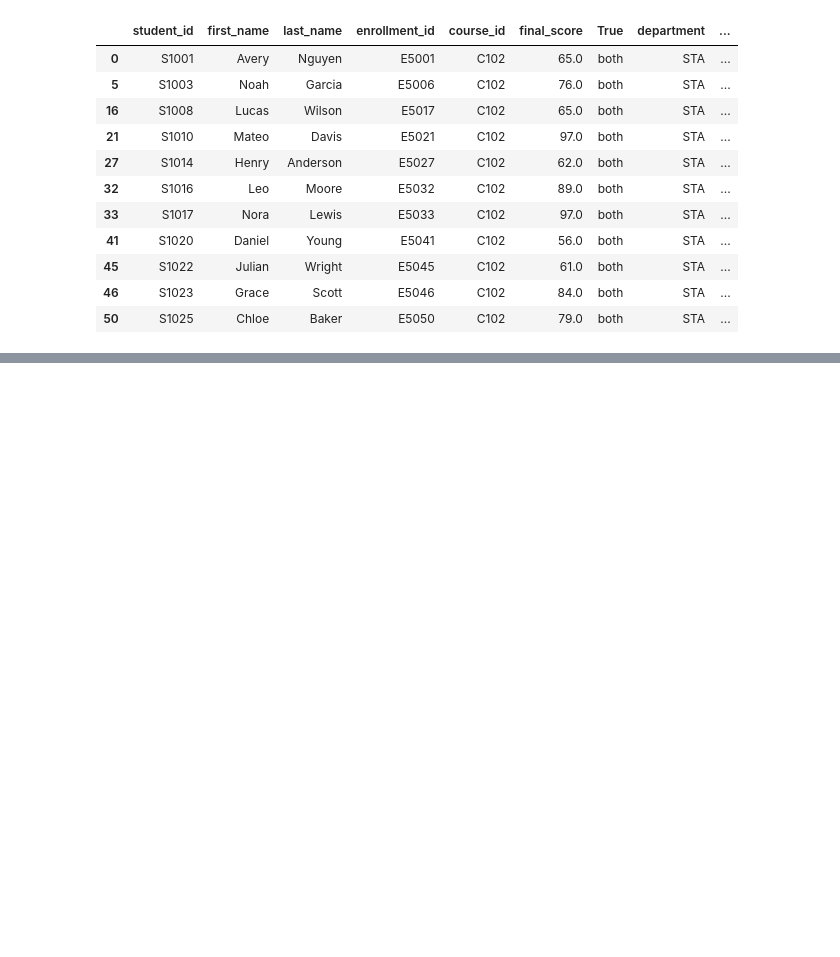
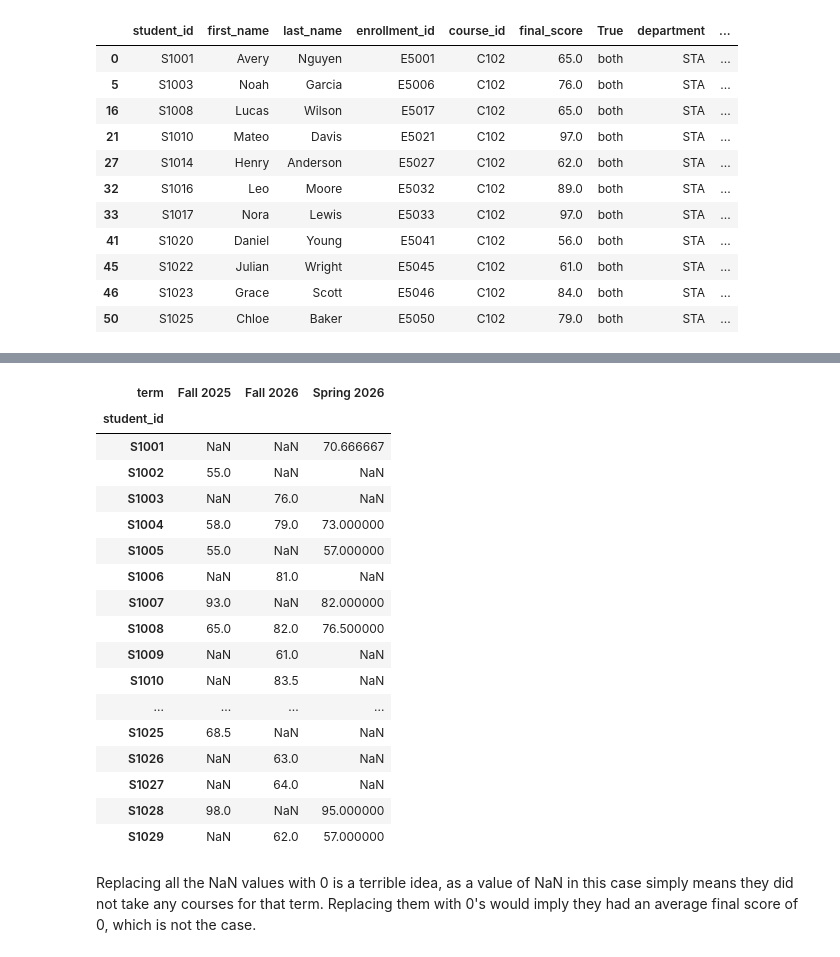
Before and after one commit to lukelowe19/STA556, a Jupyter notebook: notebooks/homework_1.ipynb, the cells around one changed output, grey strips where cells are left out. Cells and saved outputs as stored; diff of their text form; code cells hidden in the pictures; blank space fills up the shorter version.

```diff
--- a/notebooks/homework_1.ipynb
+++ b/notebooks/homework_1.ipynb
@@ -176,0 +263,29 @@ course_final_grades[(course_final_grades["course_title"] == "Applied Statistics"
+# %%
+student_avg_score = student_enrollment.pivot_table(
+    index = "student_id",
+    columns = "term",
+    values = "final_score",
+    aggfunc= "mean"
+)
+student_avg_score
+# %% [output]
+| term | Fall 2025 | Fall 2026 | Spring 2026 |
+| student_id |  |  |  |
+| S1001 | NaN | NaN | 70.666667 |
+| S1002 | 55.0 | NaN | NaN |
+| S1003 | NaN | 76.0 | NaN |
+| S1004 | 58.0 | 79.0 | 73.000000 |
+| S1005 | 55.0 | NaN | 57.000000 |
+| S1006 | NaN | 81.0 | NaN |
+| S1007 | 93.0 | NaN | 82.000000 |
+| S1008 | 65.0 | 82.0 | 76.500000 |
+| S1009 | NaN | 61.0 | NaN |
+| S1010 | NaN | 83.5 | NaN |
+| ... | ... | ... | ... |
+| S1025 | 68.5 | NaN | NaN |
+| S1026 | NaN | 63.0 | NaN |
+| S1027 | NaN | 64.0 | NaN |
+| S1028 | 98.0 | NaN | 95.000000 |
+| S1029 | NaN | 62.0 | 57.000000 |
+# %% [markdown]
+Replacing all the NaN values with 0 is a terrible idea, as a value of NaN in this case simply means they did not take any courses for that term. Replacing them with 0's would imply they had an average final score of 0, which is not the case.
```
Also changed, not shown: parts of 13 cells of this notebook.
